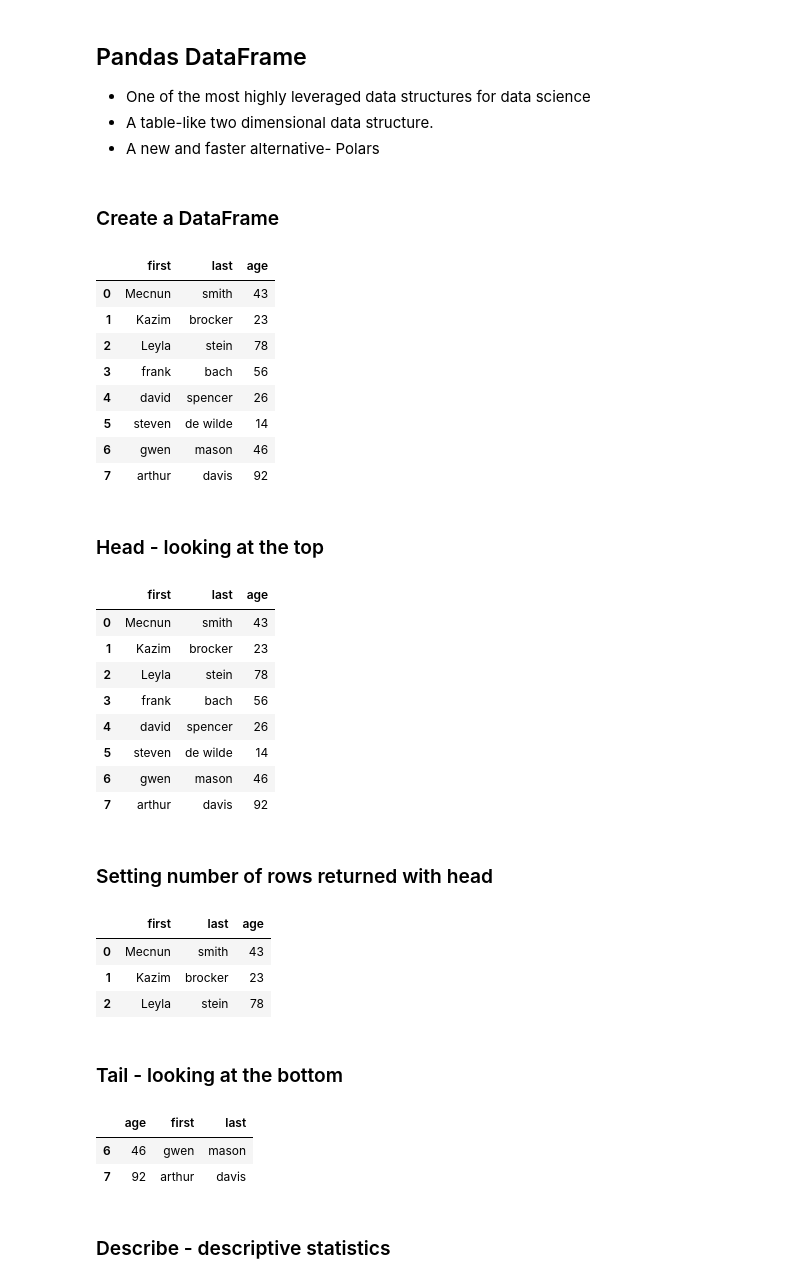
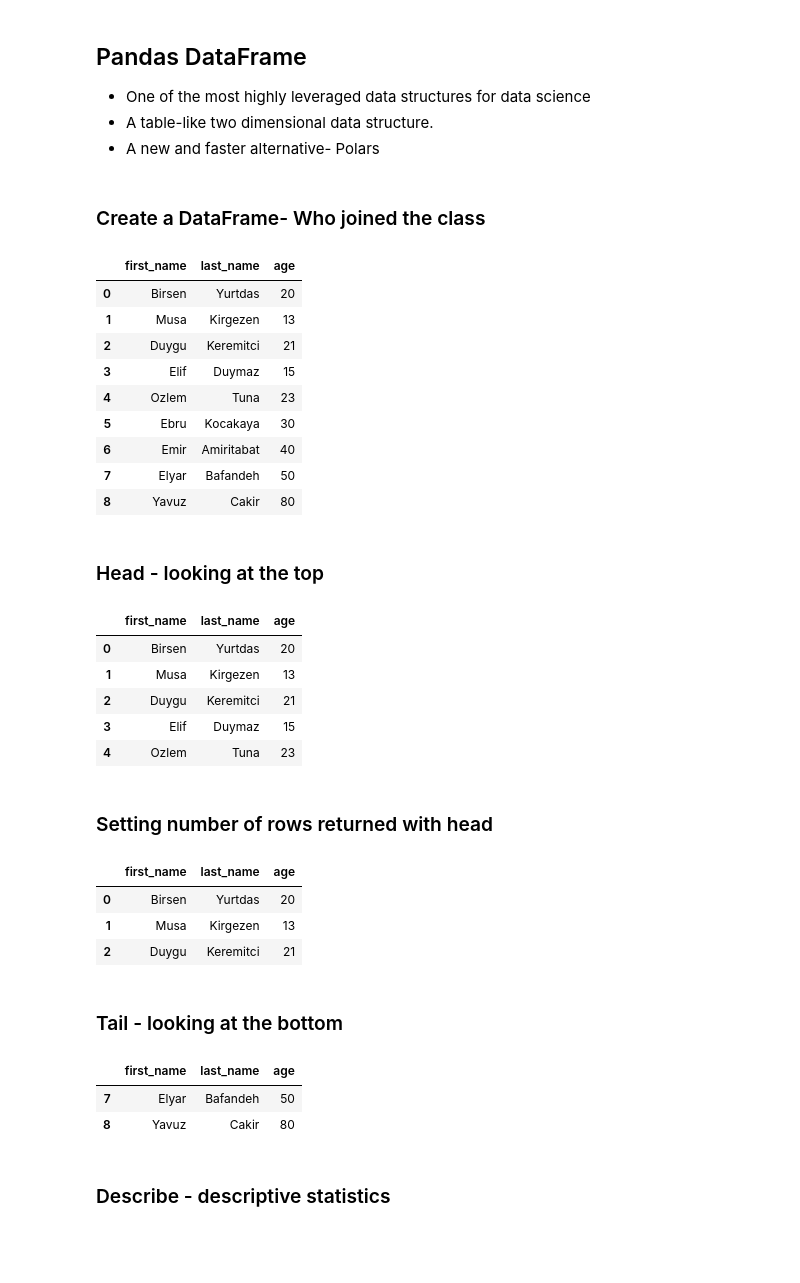
Before and after one commit to BMGLab/CrashCourses, a Jupyter notebook: BMGLab_Python_Data_structure.ipynb, the cells around one changed output. Saved outputs shown, nothing was run; the diff lists cells and outputs as text; code cells hidden in the pictures; blank space fills up the shorter version.

Commit message:
Python_data structure- Part2

```diff
--- a/BMGLab_Python_Data_structure.ipynb
+++ b/BMGLab_Python_Data_structure.ipynb
@@ -676,55 +692,53 @@ array([[ 1,  5,  9, 13],
 *   A table-like two dimensional data structure.
 *   A new and faster alternative- Polars
 # %% [markdown]
-### Create a DataFrame
+### Create a DataFrame- Who joined the class
-# %%
-import pandas as pd
-first_names = ['Mecnun', 'Kazim', 'Leyla', 'frank', 'david', 'steven', 'gwen', 'arthur']
-last_names = ['smith', 'brocker', 'stein', 'bach', 'spencer', 'de wilde', 'mason', 'davis']
-ages = [43, 23, 78, 56, 26, 14, 46, 92]
-
-df = pd.DataFrame({ 'first': first_names, 'last': last_names, 'age': ages})
-df
-# %% [output]
-|  | first | last | age |
-| 0 | Mecnun | smith | 43 |
-| 1 | Kazim | brocker | 23 |
-| 2 | Leyla | stein | 78 |
-| 3 | frank | bach | 56 |
-| 4 | david | spencer | 26 |
-| 5 | steven | de wilde | 14 |
-| 6 | gwen | mason | 46 |
-| 7 | arthur | davis | 92 |
+# %%
+import pandas as pd
+first_names = ['Birsen', 'Musa', 'Duygu', 'Elif', 'Ozlem', 'Ebru', 'Emir', 'Elyar', 'Yavuz']
+last_names = ['Yurtdas', 'Kirgezen', 'Keremitci', 'Duymaz', 'Tuna', 'Kocakaya', 'Amiritabat', 'Bafandeh','Cakir']
+ages = [20, 13, 21, 15, 23, 30, 40, 50,80]
+
+df = pd.DataFrame({ 'first_name': first_names, 'last_name': last_names, 'age': ages})
+df
+# %% [output]
+|  | first_name | last_name | age |
+| 0 | Birsen | Yurtdas | 20 |
+| 1 | Musa | Kirgezen | 13 |
+| 2 | Duygu | Keremitci | 21 |
+| 3 | Elif | Duymaz | 15 |
+| 4 | Ozlem | Tuna | 23 |
+| 5 | Ebru | Kocakaya | 30 |
+| 6 | Emir | Amiritabat | 40 |
+| 7 | Elyar | Bafandeh | 50 |
+| 8 | Yavuz | Cakir | 80 |
 # %% [markdown]
 ### Head - looking at the top
 # %%
-df.head(10)
+df.head(5)
 # %% [output]
-|  | first | last | age |
-| 0 | Mecnun | smith | 43 |
-| 1 | Kazim | brocker | 23 |
-| 2 | Leyla | stein | 78 |
-| 3 | frank | bach | 56 |
-| 4 | david | spencer | 26 |
-| 5 | steven | de wilde | 14 |
-| 6 | gwen | mason | 46 |
-| 7 | arthur | davis | 92 |
+|  | first_name | last_name | age |
+| 0 | Birsen | Yurtdas | 20 |
+| 1 | Musa | Kirgezen | 13 |
+| 2 | Duygu | Keremitci | 21 |
+| 3 | Elif | Duymaz | 15 |
+| 4 | Ozlem | Tuna | 23 |
 # %% [markdown]
 ### Setting number of rows returned with head
 # %%
 df.head(3)
 # %% [output]
-|  | first | last | age |
-| 0 | Mecnun | smith | 43 |
-| 1 | Kazim | brocker | 23 |
-| 2 | Leyla | stein | 78 |
+|  | first_name | last_name | age |
+| 0 | Birsen | Yurtdas | 20 |
+| 1 | Musa | Kirgezen | 13 |
+| 2 | Duygu | Keremitci | 21 |
 # %% [markdown]
 ### Tail - looking at the bottom
 # %%
 df.tail(2)
 # %% [output]
-|  | age | first | last |
-| 6 | 46 | gwen | mason |
-| 7 | 92 | arthur | davis |
+|  | first_name | last_name | age |
+| 7 | Elyar | Bafandeh | 50 |
+| 8 | Yavuz | Cakir | 80 |
 # %% [markdown]
 ### Describe - descriptive statistics
```
Also changed, not shown: parts of 17 cells of this notebook.
